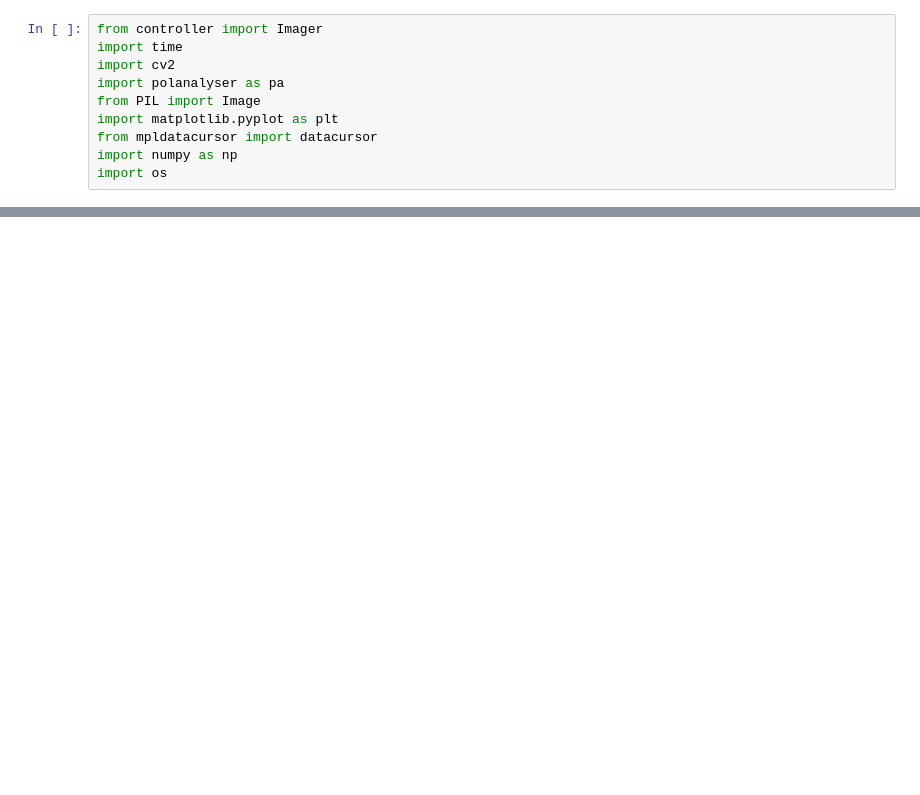
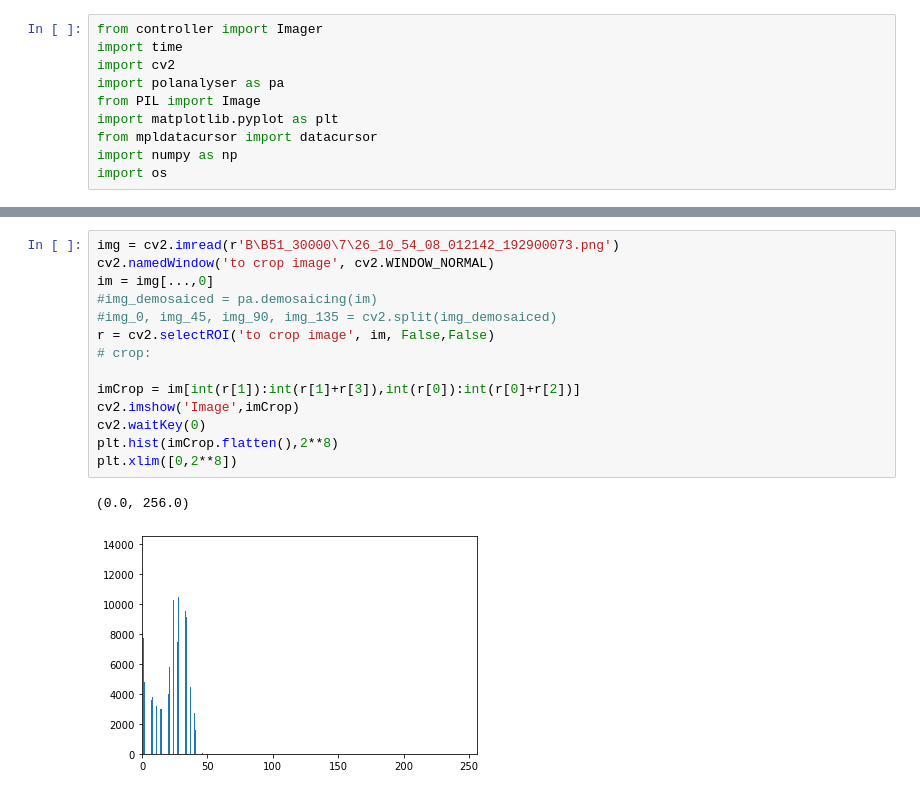
Before and after one commit to masadatz/PolCam, a Jupyter notebook: Code_for_experiment.ipynb, the cells around one changed output, grey strips where cells are left out. Cells and saved outputs as stored; diff of their text form; blank space fills up the shorter version.

```diff
--- a/Code_for_experiment.ipynb
+++ b/Code_for_experiment.ipynb
@@ -82,0 +161,17 @@ for i, nagla in enumerate(raw_images):
+# %%
+img = cv2.imread(r'B\B51_30000\7\26_10_54_08_012142_192900073.png')
+cv2.namedWindow('to crop image', cv2.WINDOW_NORMAL)
+im = img[...,0]
+#img_demosaiced = pa.demosaicing(im)
+#img_0, img_45, img_90, img_135 = cv2.split(img_demosaiced)
+r = cv2.selectROI('to crop image', im, False,False)
+# crop:
+
+imCrop = im[int(r[1]):int(r[1]+r[3]),int(r[0]):int(r[0]+r[2])]
+cv2.imshow('Image',imCrop)
+cv2.waitKey(0)
+plt.hist(imCrop.flatten(),2**8)
+plt.xlim([0,2**8])
+# %% [output]
+(0.0, 256.0)
+[figure, added]
```
Also changed, not shown: parts of 15 cells of this notebook, 3 other files.
